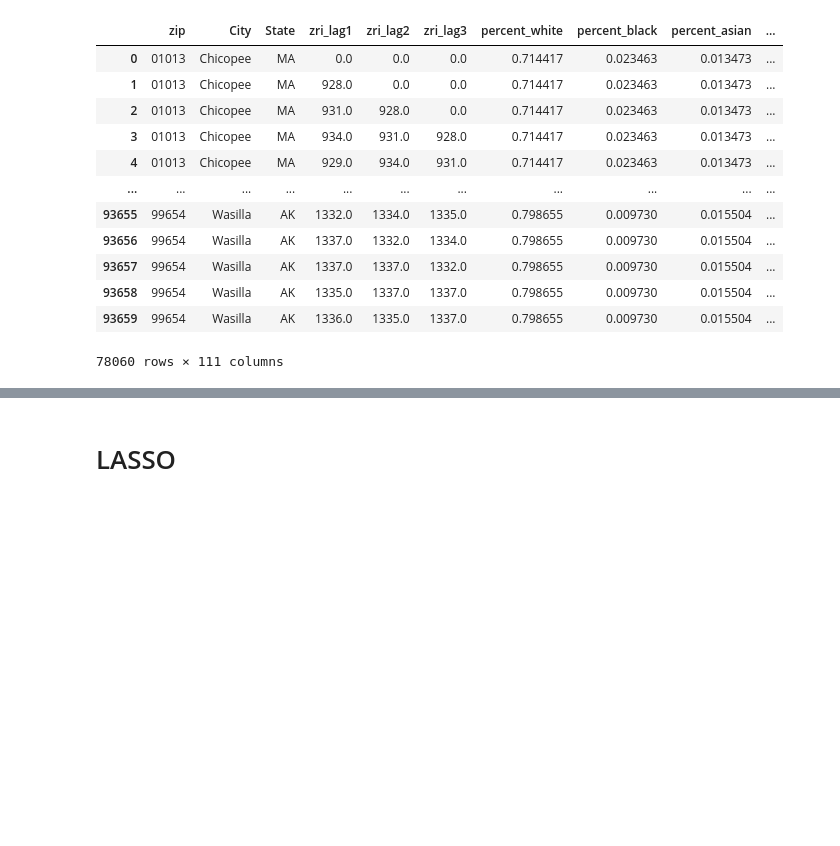
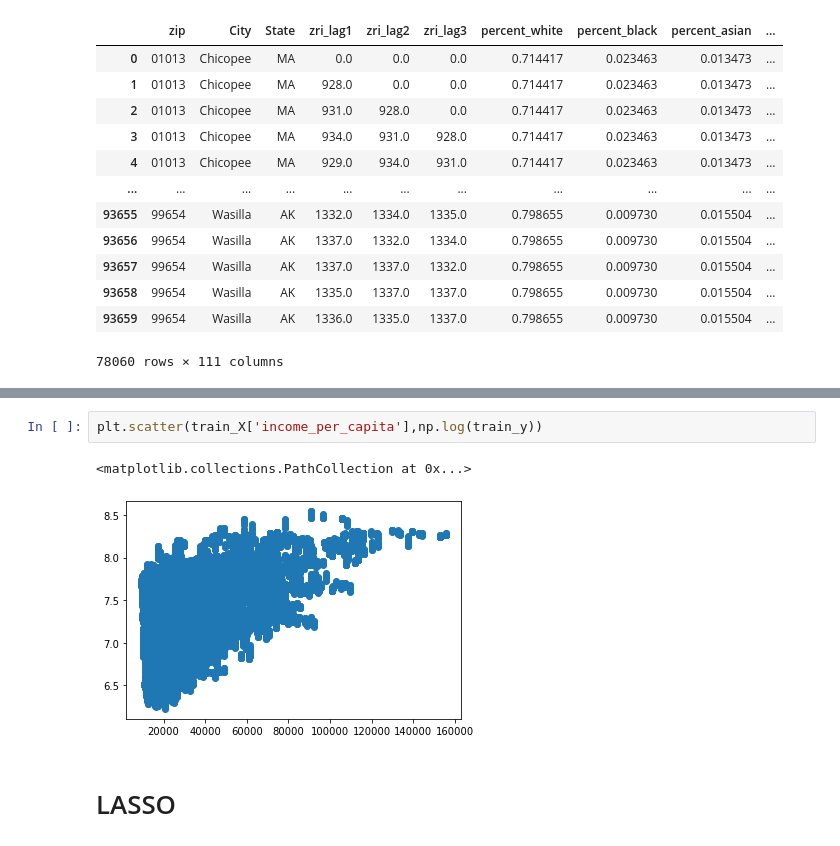
Before and after one commit to Kneck12/zillow-price-index-pred, a Jupyter notebook: Niki/Lasso_with_feature_selection.ipynb, the cells around one changed output, grey strips where cells are left out. Drawn from its saved outputs; the diff is of its cells as text; blank space fills up the shorter version.

```diff
--- a/Niki/Lasso_with_feature_selection.ipynb
+++ b/Niki/Lasso_with_feature_selection.ipynb
@@ -222,3 +248,8 @@ train_X
+# %%
+plt.scatter(train_X['income_per_capita'],np.log(train_y))
+# %% [output]
+<matplotlib.collections.PathCollection at 0x...>
+[figure, added]
 # %% [markdown]
 # LASSO
 # %%
```
Also changed, not shown: parts of 15 cells of this notebook.
